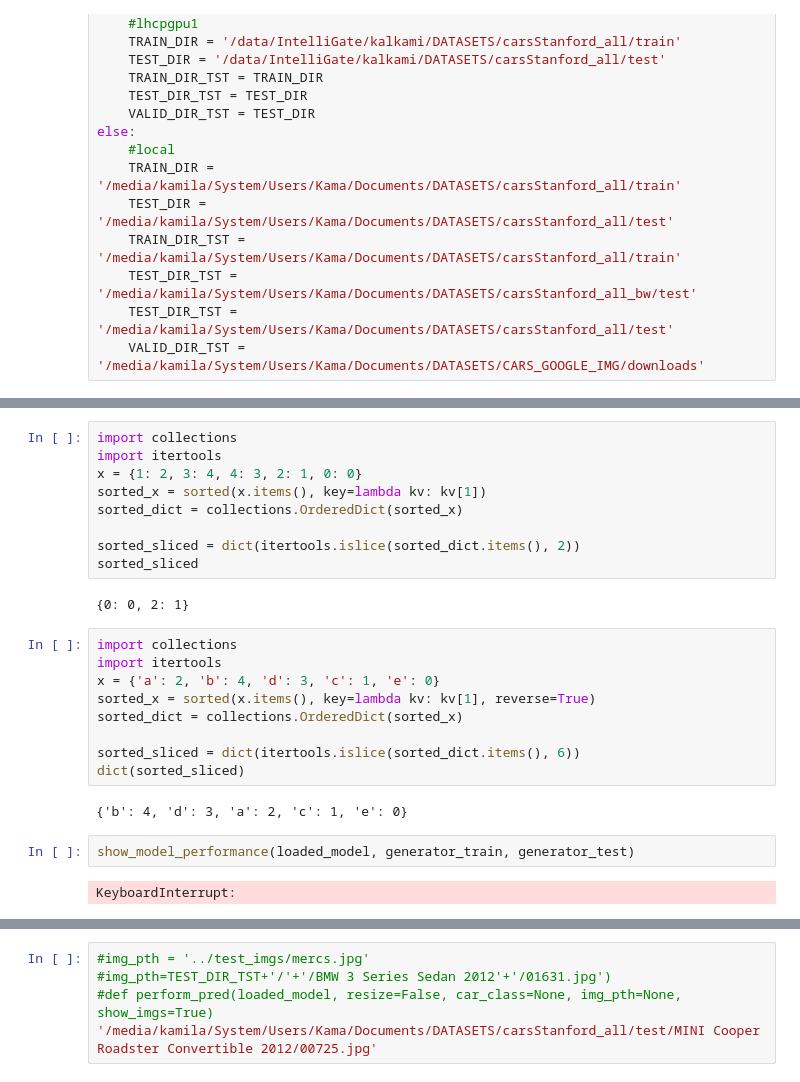
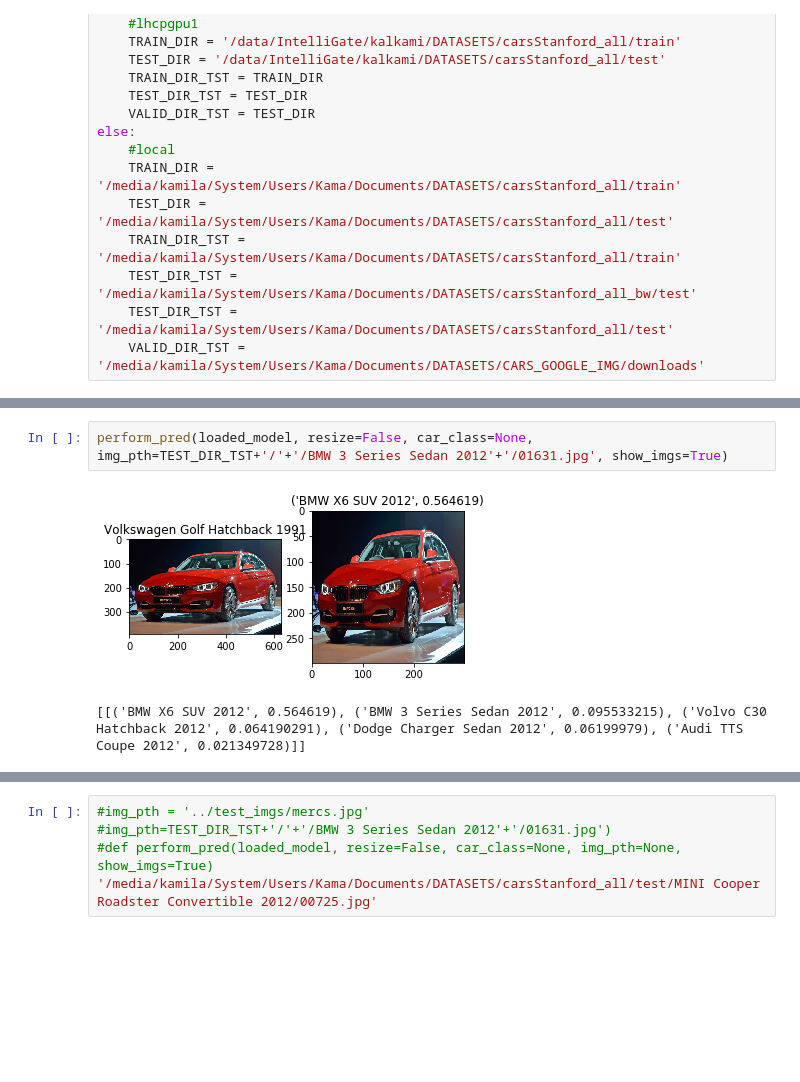
Before and after one commit to kaamka/cars-classification-deep-learning, a Jupyter notebook: demo.ipynb, the cells around one changed output, grey strips where cells are left out. Saved outputs shown, nothing was run; the diff lists cells and outputs as text; blank space fills up the shorter version.

```diff
--- a/demo.ipynb
+++ b/demo.ipynb
@@ -639,27 +171,6 @@ The brand of car is not a popular brand. Statistics concerning brand won't be pr
-# %%
-import collections
-import itertools
-x = {1: 2, 3: 4, 4: 3, 2: 1, 0: 0}
-sorted_x = sorted(x.items(), key=lambda kv: kv[1])
-sorted_dict = collections.OrderedDict(sorted_x)
-
-sorted_sliced = dict(itertools.islice(sorted_dict.items(), 2))
-sorted_sliced
-# %% [output]
-{0: 0, 2: 1}
-# %%
-import collections
-import itertools
-x = {'a': 2, 'b': 4, 'd': 3, 'c': 1, 'e': 0}
-sorted_x = sorted(x.items(), key=lambda kv: kv[1], reverse=True)
-sorted_dict = collections.OrderedDict(sorted_x)
-
-sorted_sliced = dict(itertools.islice(sorted_dict.items(), 6))
-dict(sorted_sliced)
-# %% [output]
-{'b': 4, 'd': 3, 'a': 2, 'c': 1, 'e': 0}
-# %%
-show_model_performance(loaded_model, generator_train, generator_test)
-# %% [output]
-KeyboardInterrupt:
+# %%
+perform_pred(loaded_model, resize=False, car_class=None, img_pth=TEST_DIR_TST+'/'+'/BMW 3 Series Sedan 2012'+'/01631.jpg', show_imgs=True)
+# %% [output]
+[figure, added]
+[[('BMW X6 SUV 2012', 0.564619), ('BMW 3 Series Sedan 2012', 0.095533215), ('Volvo C30 Hatchback 2012', 0.064190291), ('Dodge Charger Sedan 2012', 0.06199979), ('Audi TTS Coupe 2012', 0.021349728)]]
 # %%
```
Also changed, not shown: parts of 10 cells of this notebook.
